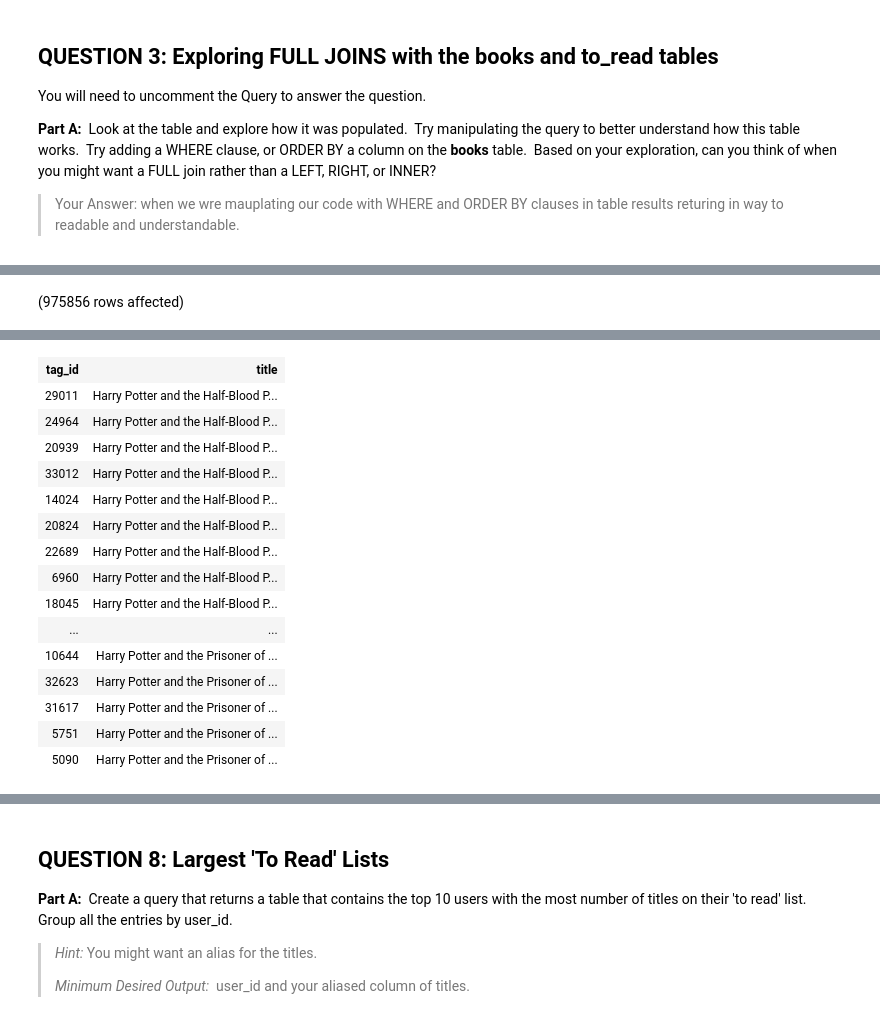
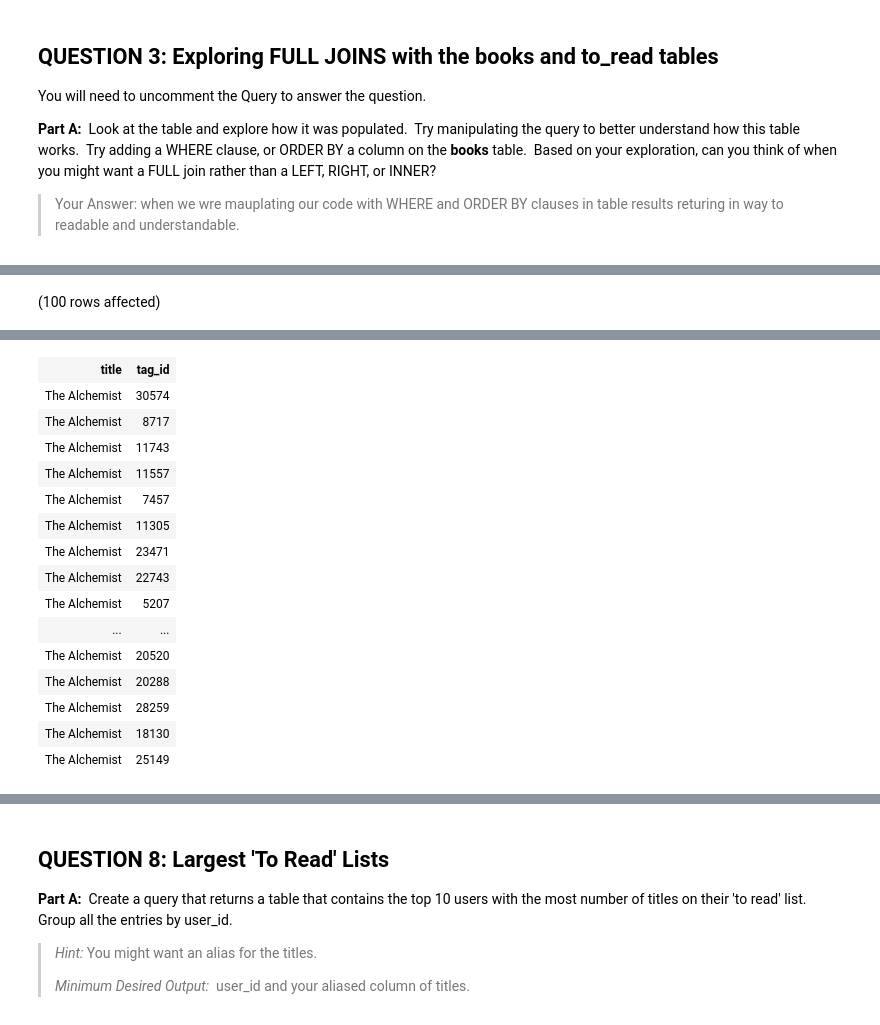
Before and after one commit to souji1991/SQL-Part-3-Exercises, a Jupyter notebook: SQL-Part-3-Exercises/Notebook-1.ipynb, the cells around one changed output, grey strips where cells are left out. Drawn from its saved outputs; the diff is of its cells as text; code cells hidden in the pictures.

```diff
--- a/SQL-Part-3-Exercises/Notebook-1.ipynb
+++ b/SQL-Part-3-Exercises/Notebook-1.ipynb
@@ -228,9 +248,9 @@ We will be writing 3 queries to find both the most tagged book and that book's m
 # %%
-SELECT tag_id ,title
-FROM BooksDB.dbo.books AS title
-JOIN BooksDB.dbo.book_tags AS tags
-ON title.best_book_id = tags.goodreads_book_id
-WHERE title IS NOT NULL
-ORDER BY best_book_id;
+SELECT TOP 500 b.title,bt.tag_id
+FROM BooksDB.dbo.books AS b
+INNER JOIN BooksDB.dbo.book_tags  AS bt
+ON b.best_book_id = bt.goodreads_book_id
+WHERE b.title ='The Alchemist'
+ORDER BY bt.[count] DESC;
 # %% [output]
-(975856 rows affected)
+(100 rows affected)
@@ -239,16 +258,16 @@ Total execution time: 00:00:09.127
-| tag_id | title |
-| 29011 | Harry Potter and the Half-Blood P... |
-| 24964 | Harry Potter and the Half-Blood P... |
-| 20939 | Harry Potter and the Half-Blood P... |
-| 33012 | Harry Potter and the Half-Blood P... |
-| 14024 | Harry Potter and the Half-Blood P... |
-| 20824 | Harry Potter and the Half-Blood P... |
-| 22689 | Harry Potter and the Half-Blood P... |
-| 6960 | Harry Potter and the Half-Blood P... |
-| 18045 | Harry Potter and the Half-Blood P... |
+| title | tag_id |
+| The Alchemist | 30574 |
+| The Alchemist | 8717 |
+| The Alchemist | 11743 |
+| The Alchemist | 11557 |
+| The Alchemist | 7457 |
+| The Alchemist | 11305 |
+| The Alchemist | 23471 |
+| The Alchemist | 22743 |
+| The Alchemist | 5207 |
 | ... | ... |
-| 10644 | Harry Potter and the Prisoner of ... |
-| 32623 | Harry Potter and the Prisoner of ... |
-| 31617 | Harry Potter and the Prisoner of ... |
-| 5751 | Harry Potter and the Prisoner of ... |
-| 5090 | Harry Potter and the Prisoner of ... |
+| The Alchemist | 20520 |
+| The Alchemist | 20288 |
+| The Alchemist | 28259 |
+| The Alchemist | 18130 |
+| The Alchemist | 25149 |
```
Also changed, not shown: parts of 16 cells of this notebook.
